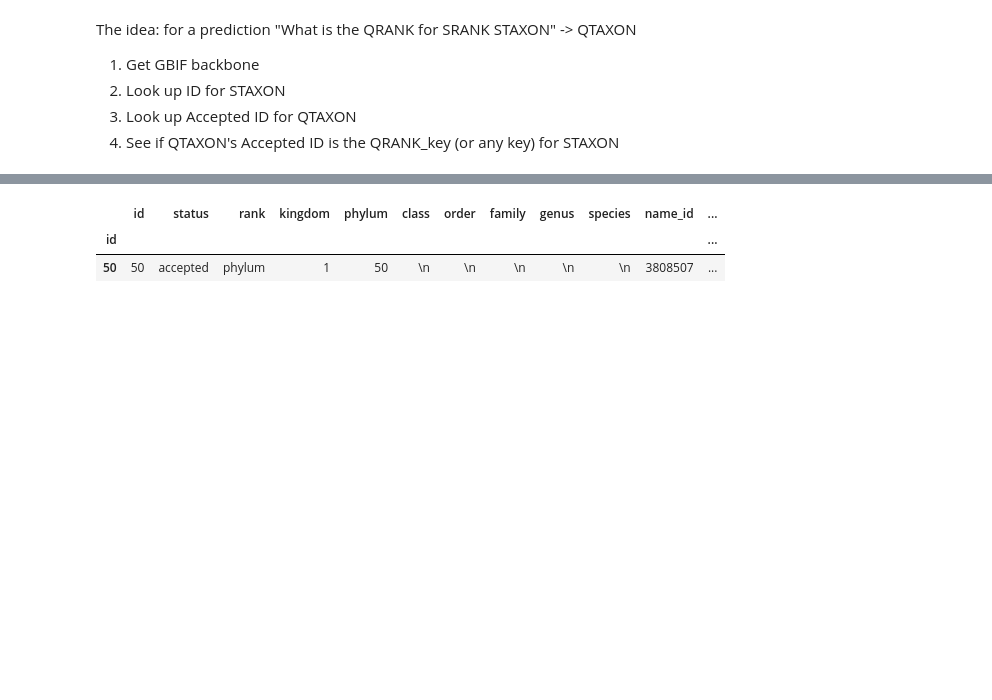
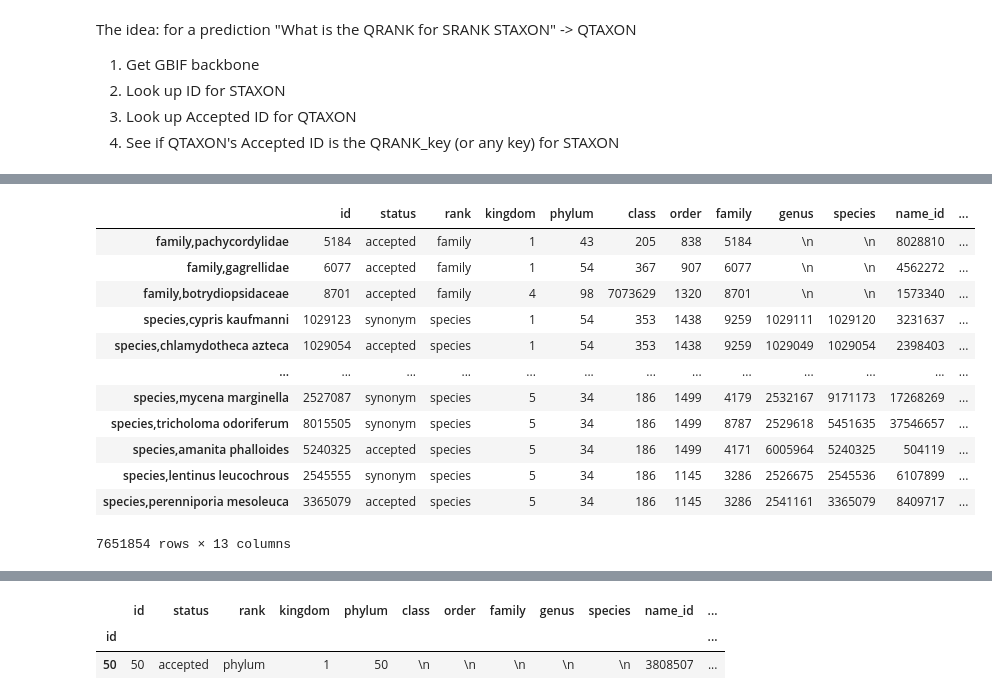
Before and after one commit to mielliott/biodiversity-llms, a Jupyter notebook: tdwg2023/taxonomy/taxonomy.ipynb, the cells around one changed output, grey strips where cells are left out. Saved outputs shown, nothing was run; the diff lists cells and outputs as text; code cells hidden in the pictures; blank space fills up the shorter version.

```diff
--- a/tdwg2023/taxonomy/taxonomy.ipynb
+++ b/tdwg2023/taxonomy/taxonomy.ipynb
@@ -41,0 +162,19 @@ def name_to_id(name, rank):
+# %%
+taxonomy_rank_name_groups = taxonomy[["rank", "canonical_name"]].apply(",".join, axis=1)
+rank_name_lookup_table = taxonomy.set_index(taxonomy_rank_name_groups)
+# %%
+rank_name_lookup_table
+# %% [output]
+|  | id | status | rank | kingdom | phylum | class | order | family | genus | species | name_id | ... |
+| family,pachycordylidae | 5184 | accepted | family | 1 | 43 | 205 | 838 | 5184 | \n | \n | 8028810 | ... |
+| family,gagrellidae | 6077 | accepted | family | 1 | 54 | 367 | 907 | 6077 | \n | \n | 4562272 | ... |
+| family,botrydiopsidaceae | 8701 | accepted | family | 4 | 98 | 7073629 | 1320 | 8701 | \n | \n | 1573340 | ... |
+| species,cypris kaufmanni | 1029123 | synonym | species | 1 | 54 | 353 | 1438 | 9259 | 1029111 | 1029120 | 3231637 | ... |
+| species,chlamydotheca azteca | 1029054 | accepted | species | 1 | 54 | 353 | 1438 | 9259 | 1029049 | 1029054 | 2398403 | ... |
+| ... | ... | ... | ... | ... | ... | ... | ... | ... | ... | ... | ... | ... |
+| species,mycena marginella | 2527087 | synonym | species | 5 | 34 | 186 | 1499 | 4179 | 2532167 | 9171173 | 17268269 | ... |
+| species,tricholoma odoriferum | 8015505 | synonym | species | 5 | 34 | 186 | 1499 | 8787 | 2529618 | 5451635 | 37546657 | ... |
+| species,amanita phalloides | 5240325 | accepted | species | 5 | 34 | 186 | 1499 | 4171 | 6005964 | 5240325 | 504119 | ... |
+| species,lentinus leucochrous | 2545555 | synonym | species | 5 | 34 | 186 | 1145 | 3286 | 2526675 | 2545536 | 6107899 | ... |
+| species,perenniporia mesoleuca | 3365079 | accepted | species | 5 | 34 | 186 | 1145 | 3286 | 2541161 | 3365079 | 8409717 | ... |
+7651854 rows × 13 columns
```
Also changed, not shown: parts of 30 cells of this notebook, 23 other files.
